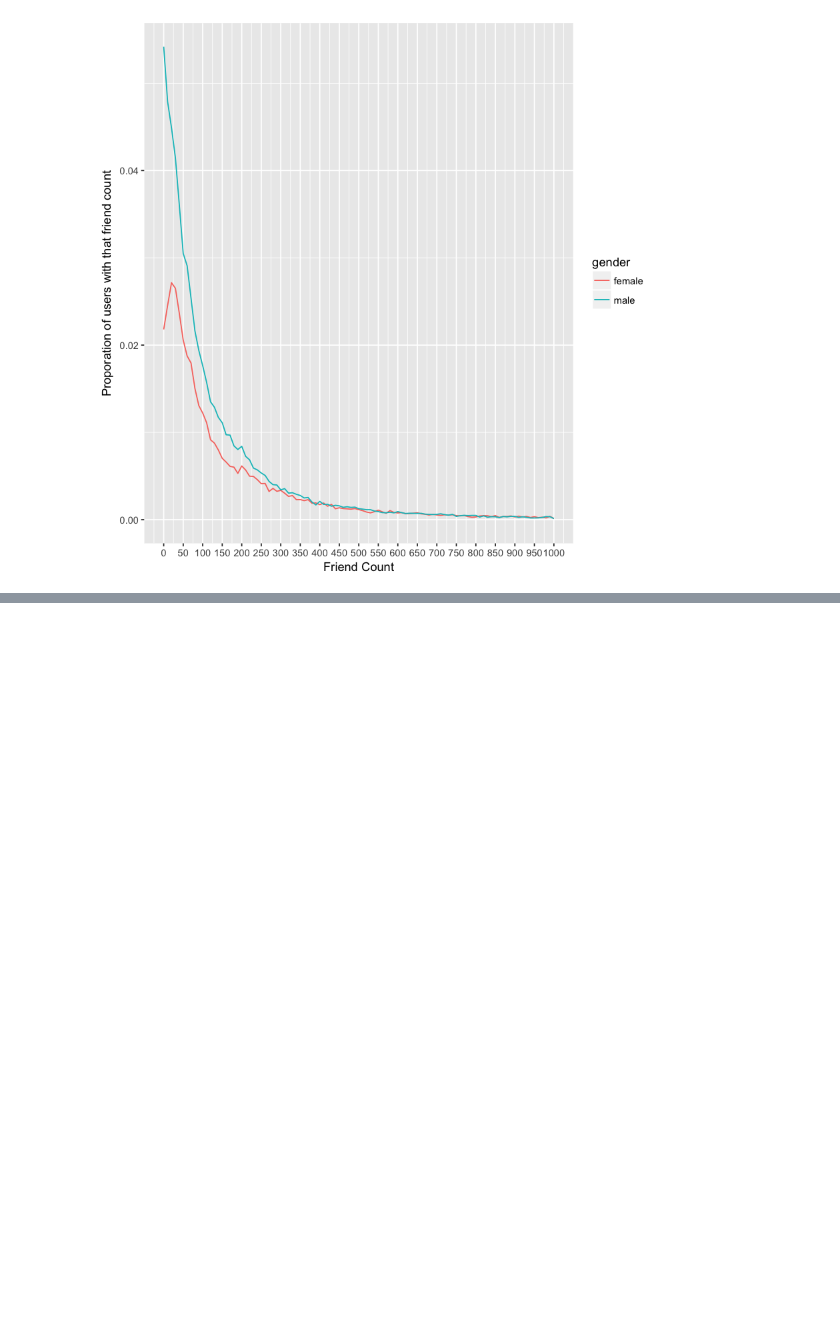
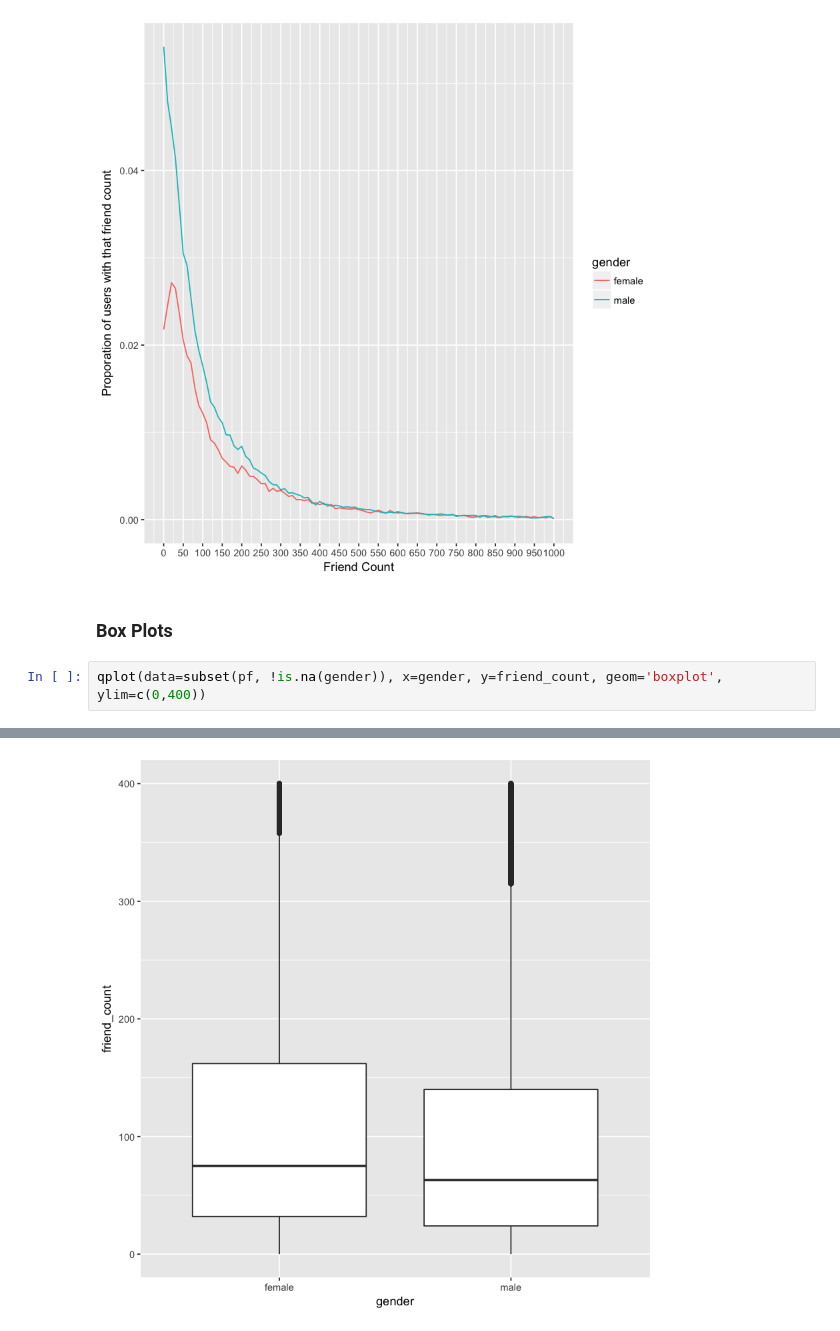
Before and after one commit to mukerong/Toolkit, a Jupyter notebook: R/R-Basics.ipynb, the cells around one changed output, grey strips where cells are left out. Drawn from its saved outputs; the diff is of its cells as text; blank space fills up the shorter version.

```diff
--- a/R/R-Basics.ipynb
+++ b/R/R-Basics.ipynb
@@ -722,3 +722,8 @@ Warning message:
 “Removed 2949 rows containing non-finite values (stat_bin).”Warning message:
 “Removed 4 rows containing missing values (geom_path).”
 [figure]
+# %% [markdown]
+### Box Plots
+# %%
+qplot(data=subset(pf, !is.na(gender)), x=gender, y=friend_count, geom='boxplot', ylim=c(0,400))
+# %% [output]
@@ -724,0 +732 @@ Warning message:
+[figure, added]
```
Also changed, not shown: parts of 3 cells of this notebook.
